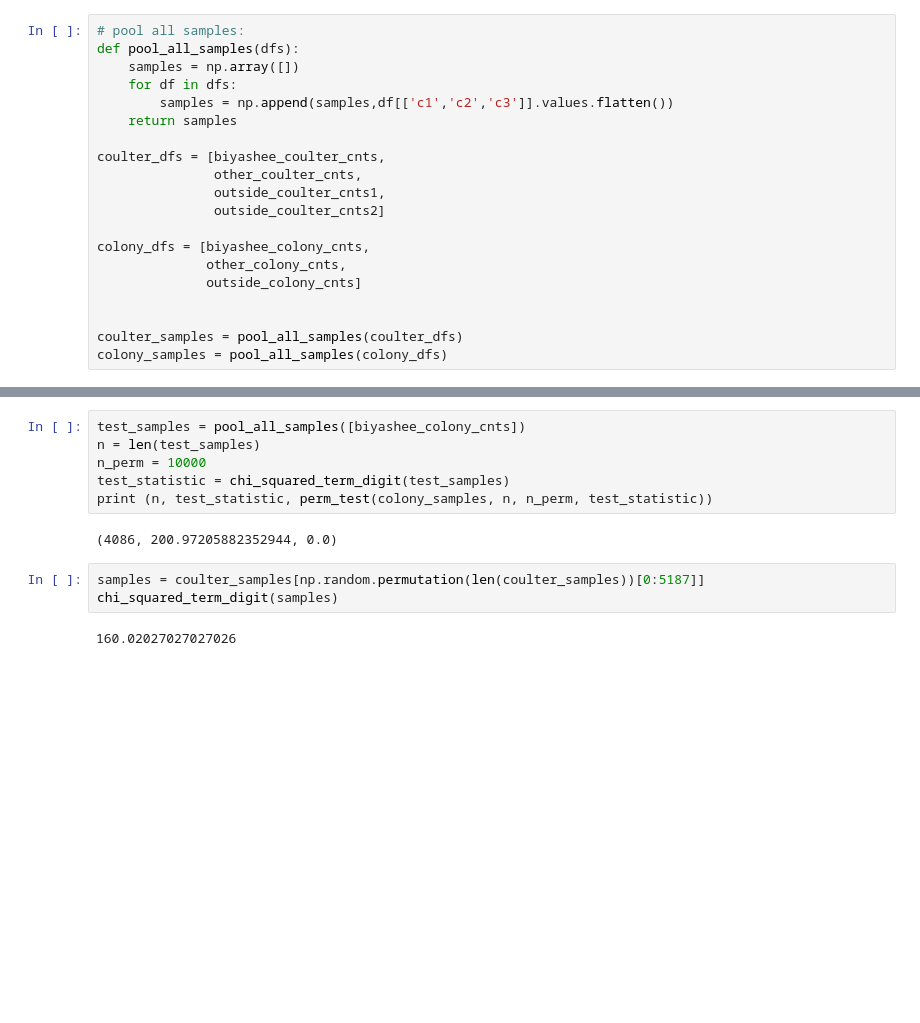
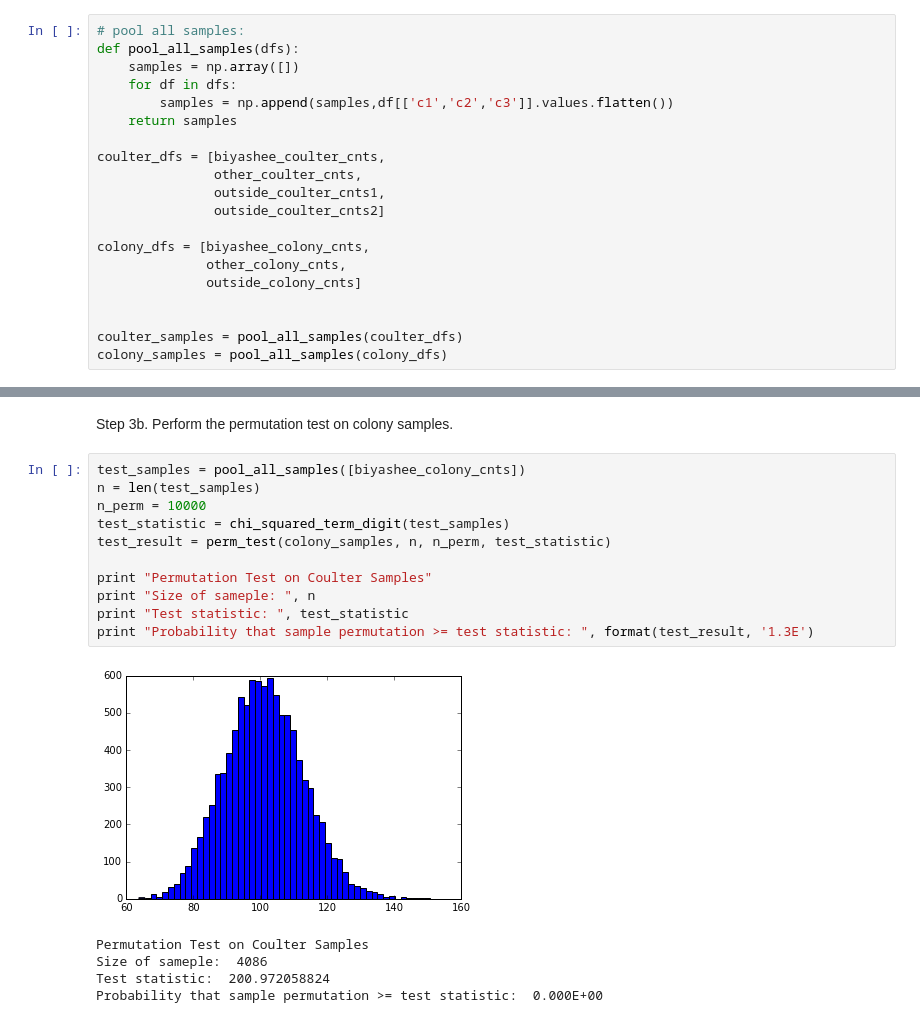
Before and after one commit to mads14/S215a-groupwork, a Jupyter notebook: science-open-research/OSR_Pitt_Hill.ipynb, the cells around one changed output, grey strips where cells are left out. Cells and saved outputs as stored; diff of their text form; blank space fills up the shorter version.

```diff
--- a/science-open-research/OSR_Pitt_Hill.ipynb
+++ b/science-open-research/OSR_Pitt_Hill.ipynb
@@ -394,13 +406,19 @@ print (n, test_statistic, "%.4g" % perm_test(coulter_samples, n, n_perm, test_st
+# %% [markdown]
+Step 3b. Perform the permutation test on colony samples.
 # %%
 test_samples = pool_all_samples([biyashee_colony_cnts])
 n = len(test_samples)
 n_perm = 10000
 test_statistic = chi_squared_term_digit(test_samples)
-print (n, test_statistic, perm_test(colony_samples, n, n_perm, test_statistic))
+test_result = perm_test(colony_samples, n, n_perm, test_statistic)
+
+print "Permutation Test on Coulter Samples"
+print "Size of sameple: ", n
+print "Test statistic: ", test_statistic
+print "Probability that sample permutation >= test statistic: ", format(test_result, '1.3E')
 # %% [output]
+[figure, added]
-(4086, 200.97205882352944, 0.0)
+Permutation Test on Coulter Samples
+Size of sameple:  4086
+Test statistic:  200.972058824
+Probability that sample permutation >= test statistic:  0.000E+00
-# %%
-samples = coulter_samples[np.random.permutation(len(coulter_samples))[0:5187]]
-chi_squared_term_digit(samples)
-# %% [output]
-160.02027027027026
```
Also changed, not shown: parts of 8 cells of this notebook.
